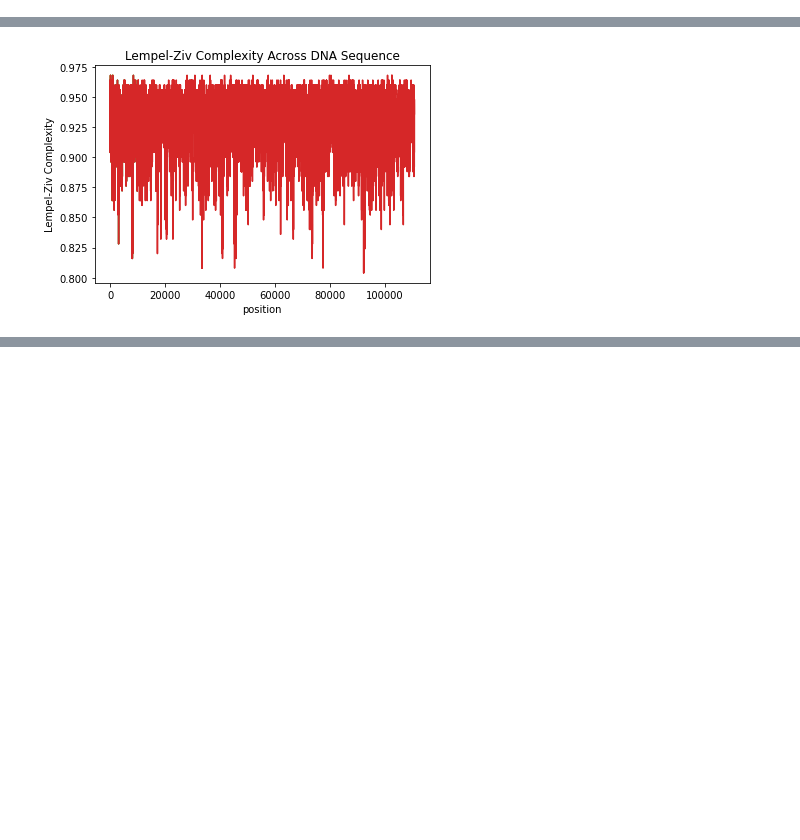
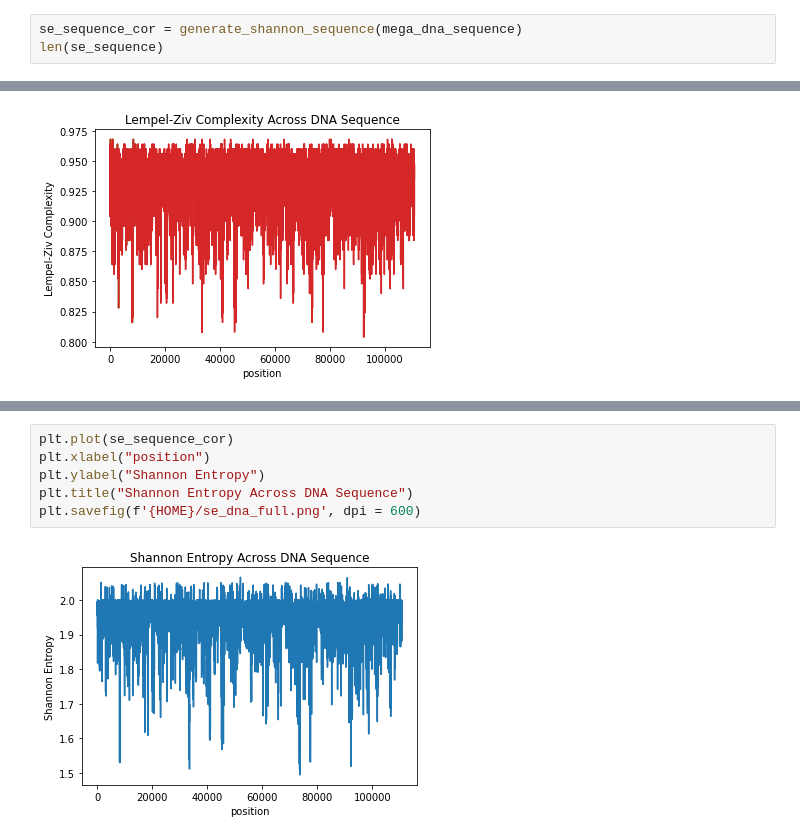
Before and after one commit to yacineMahdid/helps, a Jupyter notebook: Kolmogorov Complexity/00_kolmogorov_dna_sequences_python.ipynb, the cells around one changed output, grey strips where cells are left out. Saved outputs shown, nothing was run; the diff lists cells and outputs as text; blank space fills up the shorter version.

```diff
--- a/Kolmogorov Complexity/00_kolmogorov_dna_sequences_python.ipynb
+++ b/Kolmogorov Complexity/00_kolmogorov_dna_sequences_python.ipynb
@@ -171,3 +179,6 @@ se_sequence = generate_shannon_sequence(mega_dna_sequence)
 len(se_sequence)
 # %% [output]
 110687
+# %%
+se_sequence_cor = generate_shannon_sequence(mega_dna_sequence)
+len(se_sequence)
@@ -220,0 +234,8 @@ plt.savefig(f'{HOME}/se_dna_full.png', dpi = 600)
+# %%
+plt.plot(se_sequence_cor)
+plt.xlabel("position")
+plt.ylabel("Shannon Entropy")
+plt.title("Shannon Entropy Across DNA Sequence")
+plt.savefig(f'{HOME}/se_dna_full.png', dpi = 600)
+# %% [output]
+[figure, added]
```
Also changed, not shown: parts of 3 cells of this notebook.
